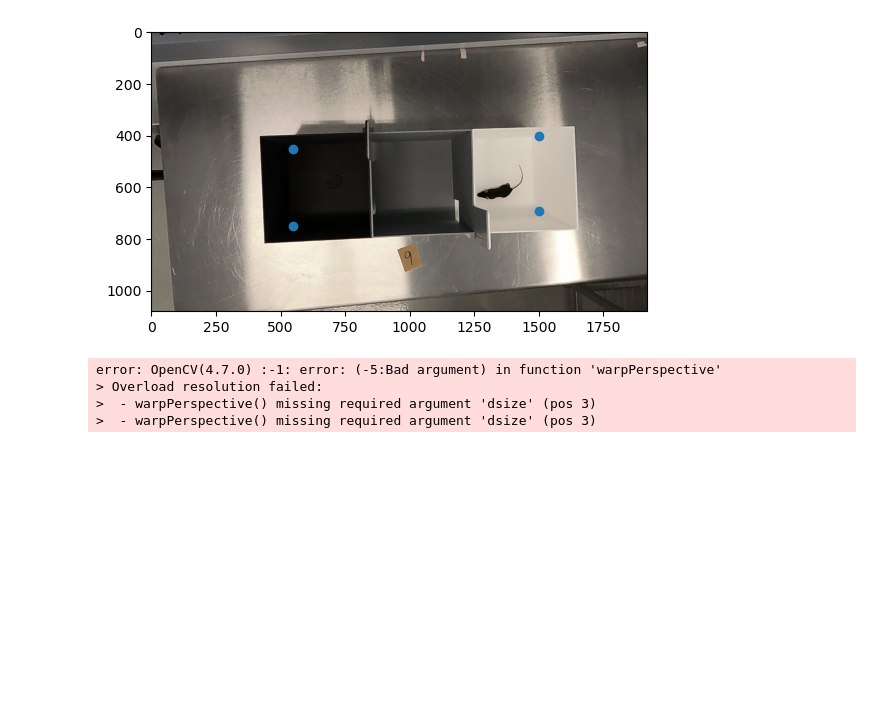
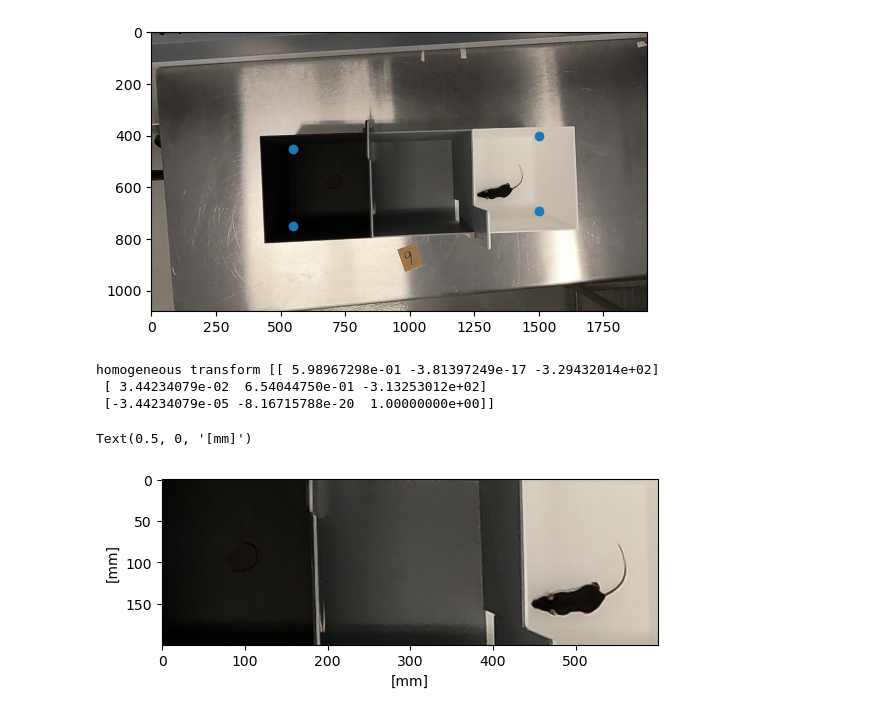
Before and after one commit to biocoders/video-alignment-tool, a Jupyter notebook: demo.ipynb, the cells around one changed output. Cells and saved outputs as stored; diff of their text form; code cells hidden in the pictures; blank space fills up the shorter version.

Commit message:
added video demo

```diff
--- a/demo.ipynb
+++ b/demo.ipynb
@@ -5,7 +5,7 @@ import cv2
 import matplotlib.pyplot as plt
 import numpy as np
 
-cap = cv2.VideoCapture("test.MP4")
+cap = cv2.VideoCapture("demo.mp4")
 cap.set(cv2.CAP_PROP_POS_FRAMES, 10)
 for _ in range(10):
     ret, frame = cap.read()
@@ -43,11 +43,15 @@ plt.scatter(x, y)
 # %%
 src = registration_points.astype(np.float32)
 target = schema.astype(np.float32)
 M = cv2.getPerspectiveTransform(src, target)
+print("homogeneous transform", M)
 transformed_image = cv2.warpPerspective(frame, M, dsize=(width, height))
 plt.imshow(transformed_image)
+plt.ylabel("[mm]")
+plt.xlabel("[mm]")
 # %% [output]
-error: OpenCV(4.7.0) :-1: error: (-5:Bad argument) in function 'warpPerspective'
-> Overload resolution failed:
->  - warpPerspective() missing required argument 'dsize' (pos 3)
->  - warpPerspective() missing required argument 'dsize' (pos 3)
+homogeneous transform [[ 5.98967298e-01 -3.81397249e-17 -3.29432014e+02]
+ [ 3.44234079e-02  6.54044750e-01 -3.13253012e+02]
+ [-3.44234079e-05 -8.16715788e-20  1.00000000e+00]]
+Text(0.5, 0, '[mm]')
+[figure, added]
```
Also changed, not shown: 2 other files.
